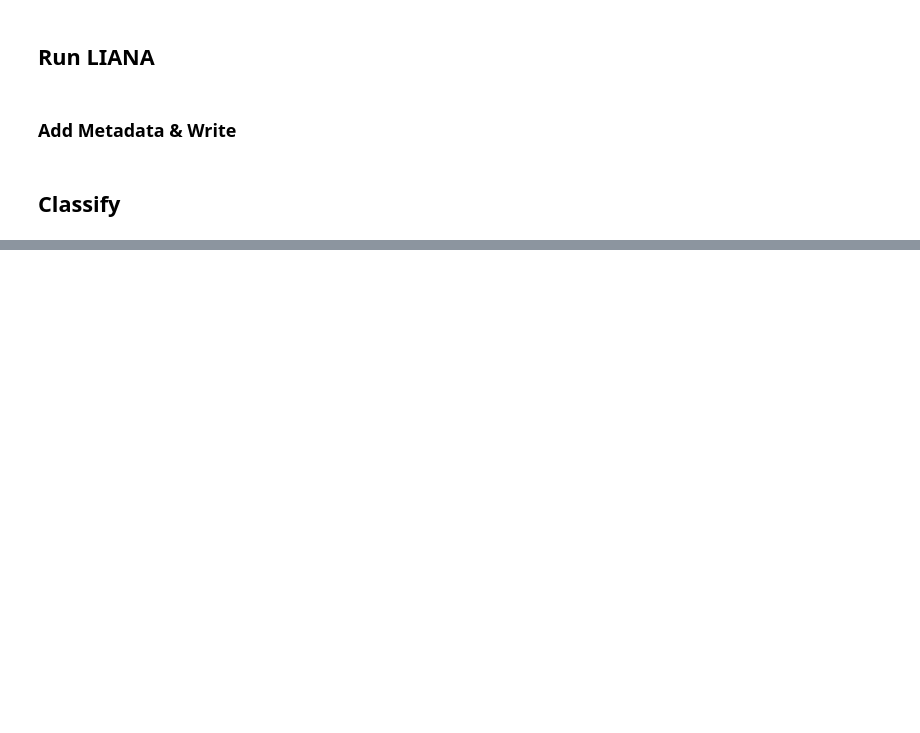
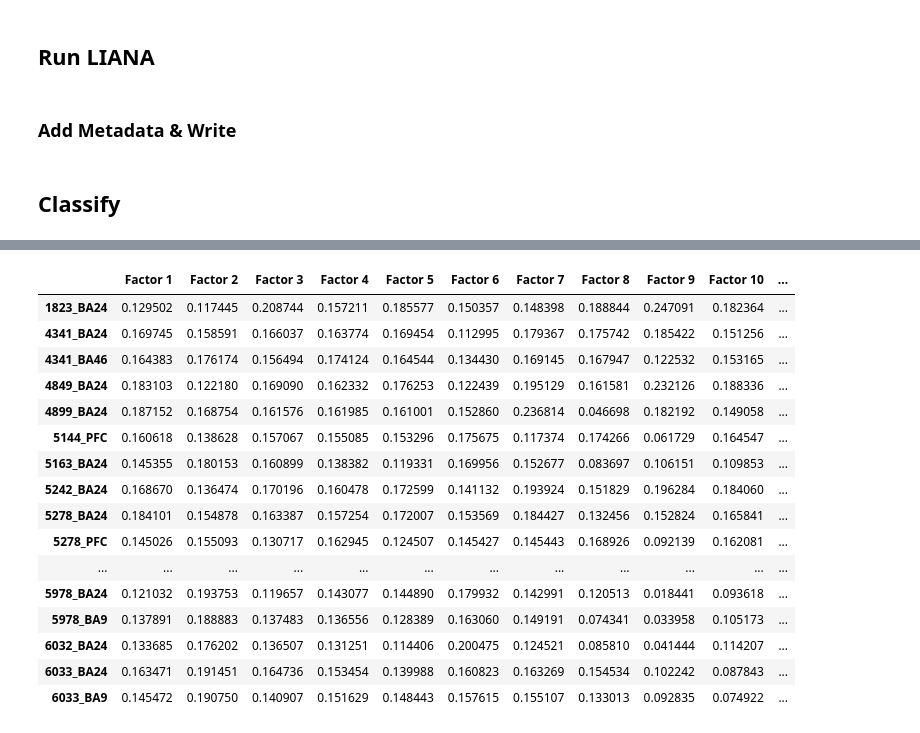
Before and after one commit to saezlab/lianaplus_manuscript, a Jupyter notebook: notebooks/classification/1.Process_Velmeshev.ipynb, the cells around one changed output, grey strips where cells are left out. Cells and saved outputs as stored; diff of their text form; code cells hidden in the pictures; blank space fills up the shorter version.

```diff
--- a/notebooks/classification/1.Process_Velmeshev.ipynb
+++ b/notebooks/classification/1.Process_Velmeshev.ipynb
@@ -131,0 +226,20 @@ adata.uns['auc']
+# %%
+adata.uns['tensor_res'].X['lr_means']
+# %% [output]
+|  | Factor 1 | Factor 2 | Factor 3 | Factor 4 | Factor 5 | Factor 6 | Factor 7 | Factor 8 | Factor 9 | Factor 10 | ... |
+| 1823_BA24 | 0.129502 | 0.117445 | 0.208744 | 0.157211 | 0.185577 | 0.150357 | 0.148398 | 0.188844 | 0.247091 | 0.182364 | ... |
+| 4341_BA24 | 0.169745 | 0.158591 | 0.166037 | 0.163774 | 0.169454 | 0.112995 | 0.179367 | 0.175742 | 0.185422 | 0.151256 | ... |
+| 4341_BA46 | 0.164383 | 0.176174 | 0.156494 | 0.174124 | 0.164544 | 0.134430 | 0.169145 | 0.167947 | 0.122532 | 0.153165 | ... |
+| 4849_BA24 | 0.183103 | 0.122180 | 0.169090 | 0.162332 | 0.176253 | 0.122439 | 0.195129 | 0.161581 | 0.232126 | 0.188336 | ... |
+| 4899_BA24 | 0.187152 | 0.168754 | 0.161576 | 0.161985 | 0.161001 | 0.152860 | 0.236814 | 0.046698 | 0.182192 | 0.149058 | ... |
+| 5144_PFC | 0.160618 | 0.138628 | 0.157067 | 0.155085 | 0.153296 | 0.175675 | 0.117374 | 0.174266 | 0.061729 | 0.164547 | ... |
+| 5163_BA24 | 0.145355 | 0.180153 | 0.160899 | 0.138382 | 0.119331 | 0.169956 | 0.152677 | 0.083697 | 0.106151 | 0.109853 | ... |
+| 5242_BA24 | 0.168670 | 0.136474 | 0.170196 | 0.160478 | 0.172599 | 0.141132 | 0.193924 | 0.151829 | 0.196284 | 0.184060 | ... |
+| 5278_BA24 | 0.184101 | 0.154878 | 0.163387 | 0.157254 | 0.172007 | 0.153569 | 0.184427 | 0.132456 | 0.152824 | 0.165841 | ... |
+| 5278_PFC | 0.145026 | 0.155093 | 0.130717 | 0.162945 | 0.124507 | 0.145427 | 0.145443 | 0.168926 | 0.092139 | 0.162081 | ... |
+| ... | ... | ... | ... | ... | ... | ... | ... | ... | ... | ... | ... |
+| 5978_BA24 | 0.121032 | 0.193753 | 0.119657 | 0.143077 | 0.144890 | 0.179932 | 0.142991 | 0.120513 | 0.018441 | 0.093618 | ... |
+| 5978_BA9 | 0.137891 | 0.188883 | 0.137483 | 0.136556 | 0.128389 | 0.163060 | 0.149191 | 0.074341 | 0.033958 | 0.105173 | ... |
+| 6032_BA24 | 0.133685 | 0.176202 | 0.136507 | 0.131251 | 0.114406 | 0.200475 | 0.124521 | 0.085810 | 0.041444 | 0.114207 | ... |
+| 6033_BA24 | 0.163471 | 0.191451 | 0.164736 | 0.153454 | 0.139988 | 0.160823 | 0.163269 | 0.154534 | 0.102242 | 0.087843 | ... |
+| 6033_BA9 | 0.145472 | 0.190750 | 0.140907 | 0.151629 | 0.148443 | 0.157615 | 0.155107 | 0.133013 | 0.092835 | 0.074922 | ... |
```
Also changed, not shown: parts of 3 cells of this notebook, 3 other files.
